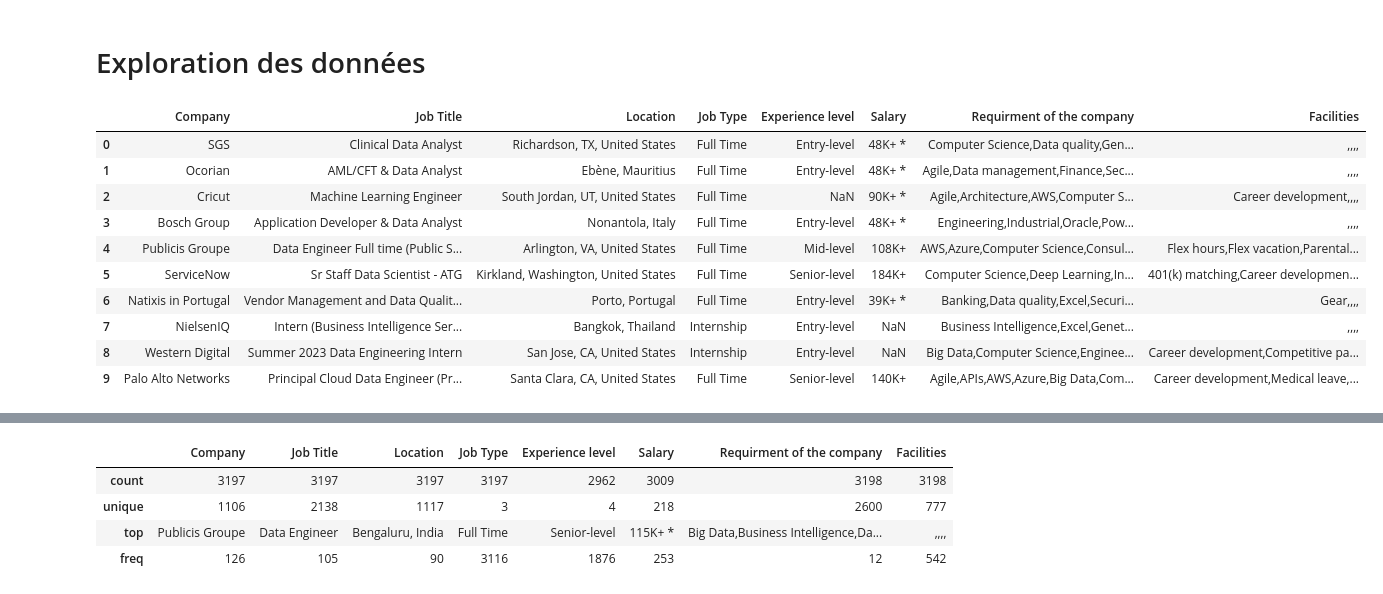
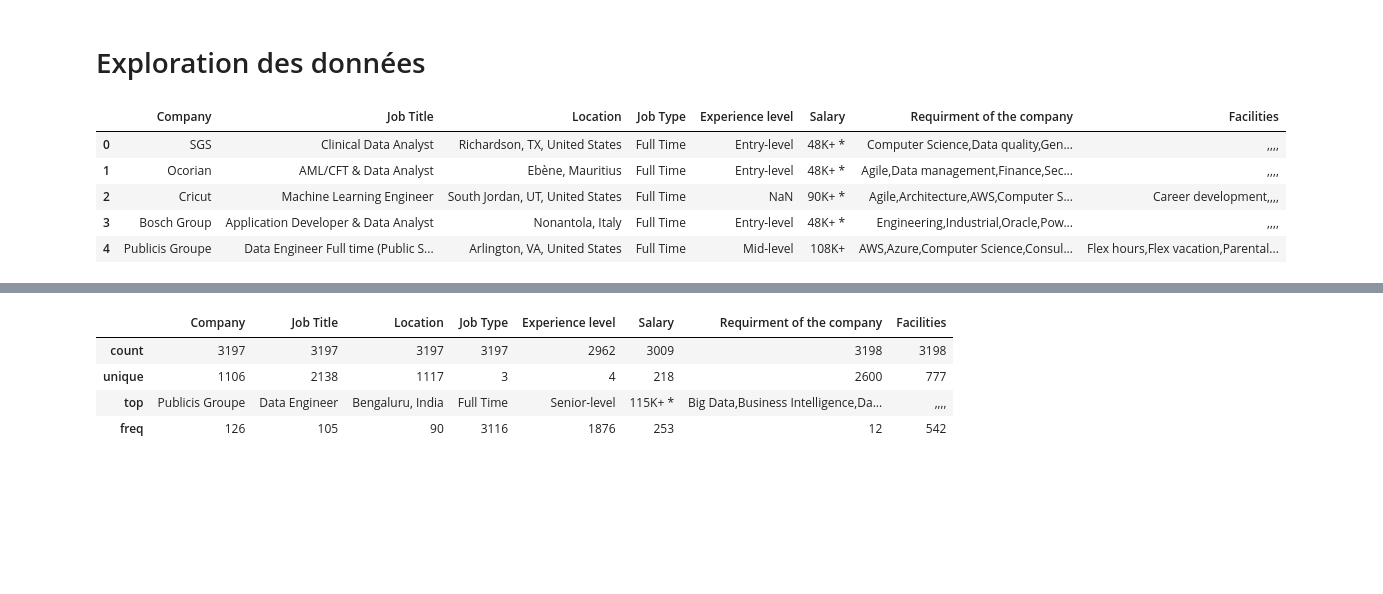
Before and after one commit to elouardyabderrahim/Analyse-des-opportunites-emploi, a Jupyter notebook: dataJob.ipynb, the cells around one changed output, grey strips where cells are left out. Saved outputs shown, nothing was run; the diff lists cells and outputs as text; code cells hidden in the pictures; blank space fills up the shorter version.

Commit message:
refactore: explore the data and clean the note book

```diff
--- a/dataJob.ipynb
+++ b/dataJob.ipynb
@@ -5,15 +6,10 @@ import pandas as pd
 dataFrame=pd.read_csv("job-data.csv", encoding='latin-1')
 # %%
-dataFrame.head(10)
+dataFrame.head()
 # %% [output]
 |  | Company | Job Title | Location | Job Type | Experience level | Salary | Requirment of the company | Facilities |
 | 0 | SGS | Clinical Data Analyst | Richardson, TX, United States | Full Time | Entry-level | 48K+ * | Computer Science,Data quality,Gen... | ,,,, |
 | 1 | Ocorian | AML/CFT & Data Analyst | Ebène, Mauritius | Full Time | Entry-level | 48K+ * | Agile,Data management,Finance,Sec... | ,,,, |
 | 2 | Cricut | Machine Learning Engineer | South Jordan, UT, United States | Full Time | NaN | 90K+ * | Agile,Architecture,AWS,Computer S... | Career development,,,, |
 | 3 | Bosch Group | Application Developer & Data Analyst | Nonantola, Italy | Full Time | Entry-level | 48K+ * | Engineering,Industrial,Oracle,Pow... | ,,,, |
 | 4 | Publicis Groupe | Data Engineer Full time (Public S... | Arlington, VA, United States | Full Time | Mid-level | 108K+ | AWS,Azure,Computer Science,Consul... | Flex hours,Flex vacation,Parental... |
-| 5 | ServiceNow | Sr Staff Data Scientist - ATG | Kirkland, Washington, United States | Full Time | Senior-level | 184K+ | Computer Science,Deep Learning,In... | 401(k) matching,Career developmen... |
-| 6 | Natixis in Portugal | Vendor Management and Data Qualit... | Porto, Portugal | Full Time | Entry-level | 39K+ * | Banking,Data quality,Excel,Securi... | Gear,,,, |
-| 7 | NielsenIQ | Intern (Business Intelligence Ser... | Bangkok, Thailand | Internship | Entry-level | NaN | Business Intelligence,Excel,Genet... | ,,,, |
-| 8 | Western Digital | Summer 2023 Data Engineering Intern | San Jose, CA, United States | Internship | Entry-level | NaN | Big Data,Computer Science,Enginee... | Career development,Competitive pa... |
-| 9 | Palo Alto Networks | Principal Cloud Data Engineer (Pr... | Santa Clara, CA, United States | Full Time | Senior-level | 140K+ | Agile,APIs,AWS,Azure,Big Data,Com... | Career development,Medical leave,... |
```
Also changed, not shown: parts of 41 cells of this notebook.
